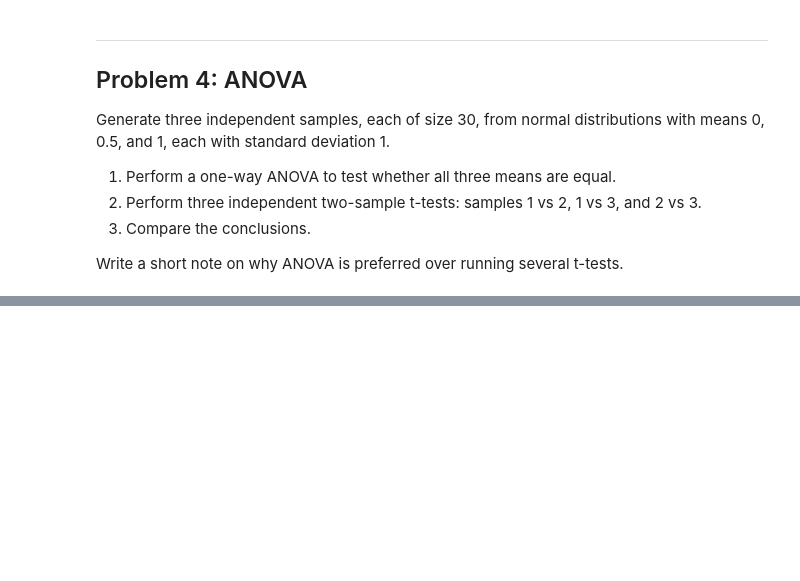
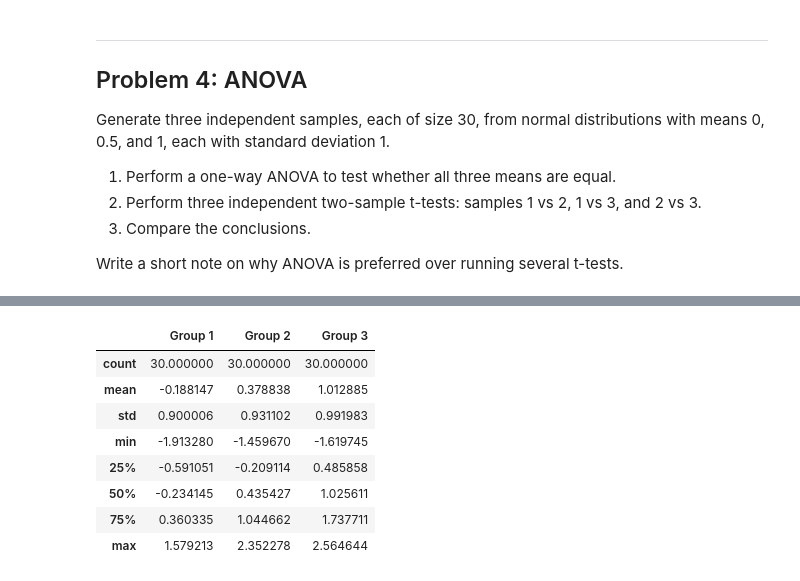
Before and after one commit to ermelinda-q/applied-statistics, a Jupyter notebook: problems.ipynb, the cells around one changed output, grey strips where cells are left out. Drawn from its saved outputs; the diff is of its cells as text; code cells hidden in the pictures; blank space fills up the shorter version.

```diff
--- a/problems.ipynb
+++ b/problems.ipynb
@@ -755,0 +819,12 @@ Write a short note on why ANOVA is preferred over running several t-tests.
+# %%
+df.describe()
+# %% [output]
+|  | Group 1 | Group 2 | Group 3 |
+| count | 30.000000 | 30.000000 | 30.000000 |
+| mean | -0.188147 | 0.378838 | 1.012885 |
+| std | 0.900006 | 0.931102 | 0.991983 |
+| min | -1.913280 | -1.459670 | -1.619745 |
+| 25% | -0.591051 | -0.209114 | 0.485858 |
+| 50% | -0.234145 | 0.435427 | 1.025611 |
+| 75% | 0.360335 | 1.044662 | 1.737711 |
+| max | 1.579213 | 2.352278 | 2.564644 |
```
Also changed, not shown: parts of 20 cells of this notebook, 1 other file.
